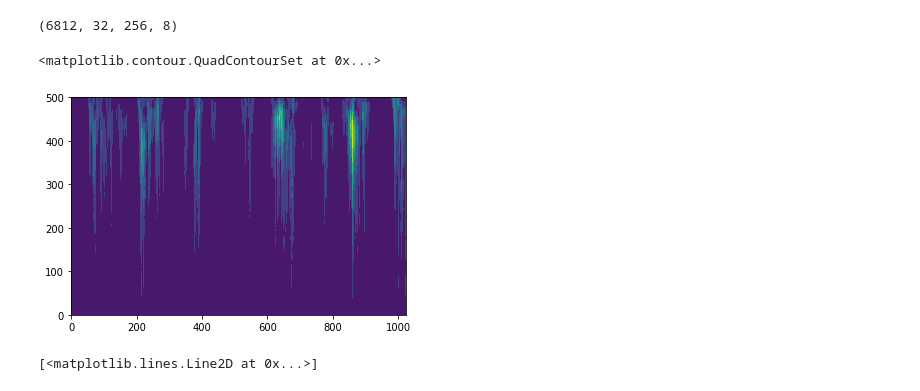
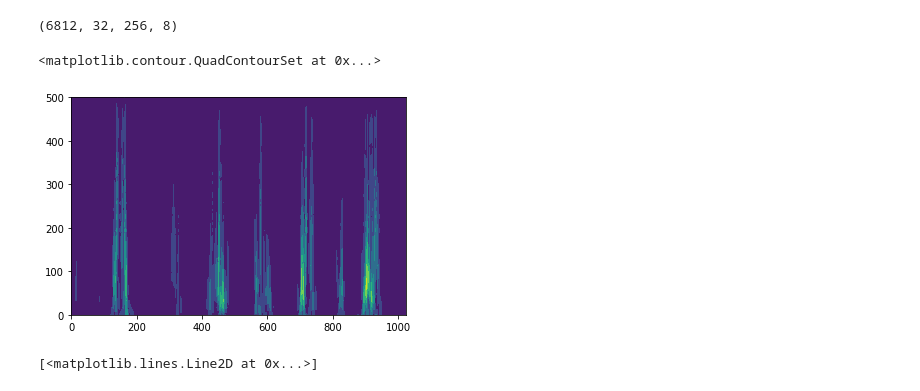
Before and after one commit to wuwenbo718/Master-Thesis, a Jupyter notebook: cnn_classifier.ipynb, the cells around one changed output. Drawn from its saved outputs; the diff is of its cells as text; code cells hidden in the pictures.

```diff
--- a/cnn_classifier.ipynb
+++ b/cnn_classifier.ipynb
@@ -362,7 +362,7 @@ def sparse_cost_sensitive_loss (y_true,y_pred):
 #ind = ((y[:20000]==1) | (y[:20000]==2) | (y[:20000]==3) | (y[:20000]==4) | (y[:20000]==6))
 #y_02 = y[:20000]
 #ind = ((y==1) | (y==2) | (y==3) | (y==4) | (y==6))
-file = './processed data/cwt_W1024_S256_Wc32_mexh_sc_split_detrend300.hdf5'
+file = './processed data/cwt_W1024_S256_Wc32_mexh_split_detrend300.hdf5'
 with h5py.File(file,'r') as f:
     cwtmatr = f['features']
     y = f['labels'][...]
@@ -567,15 +602,15 @@ out = nml(X_full[:3])
 # %%
 t = np.arange(0,1024)
 #f=np.array([500.   , 484.375, 468.75 , 453.125, 437.5  , 421.875, 406.25 ,
 #       390.625, 375.   , 359.375, 343.75 , 328.125, 312.5  , 296.875,
 #       281.25 , 265.625, 250.   , 234.375, 218.75 , 203.125, 187.5  ,
 ##       171.875, 156.25 , 140.625, 125.   , 109.375,  93.75 ,  78.125,
 #        62.5  ,  46.875,  31.25,32 ])
-f = np.linspace(0,500,32)
-plt.contourf(t, f, (X_full[10,:,:,1]))
+f = -np.linspace(-500,0,32)
+plt.contourf(t, f, (X_full[10,:,:,0]))
 # %% [output]
 <matplotlib.contour.QuadContourSet at 0x...>
-[figure, old version]
+[figure, new version]
 # %%
 plt.plot(threshold,precision[:-1])
 plt.plot(threshold,recall[:-1])
```
Also changed, not shown: parts of 6 cells of this notebook, 5 other files.
